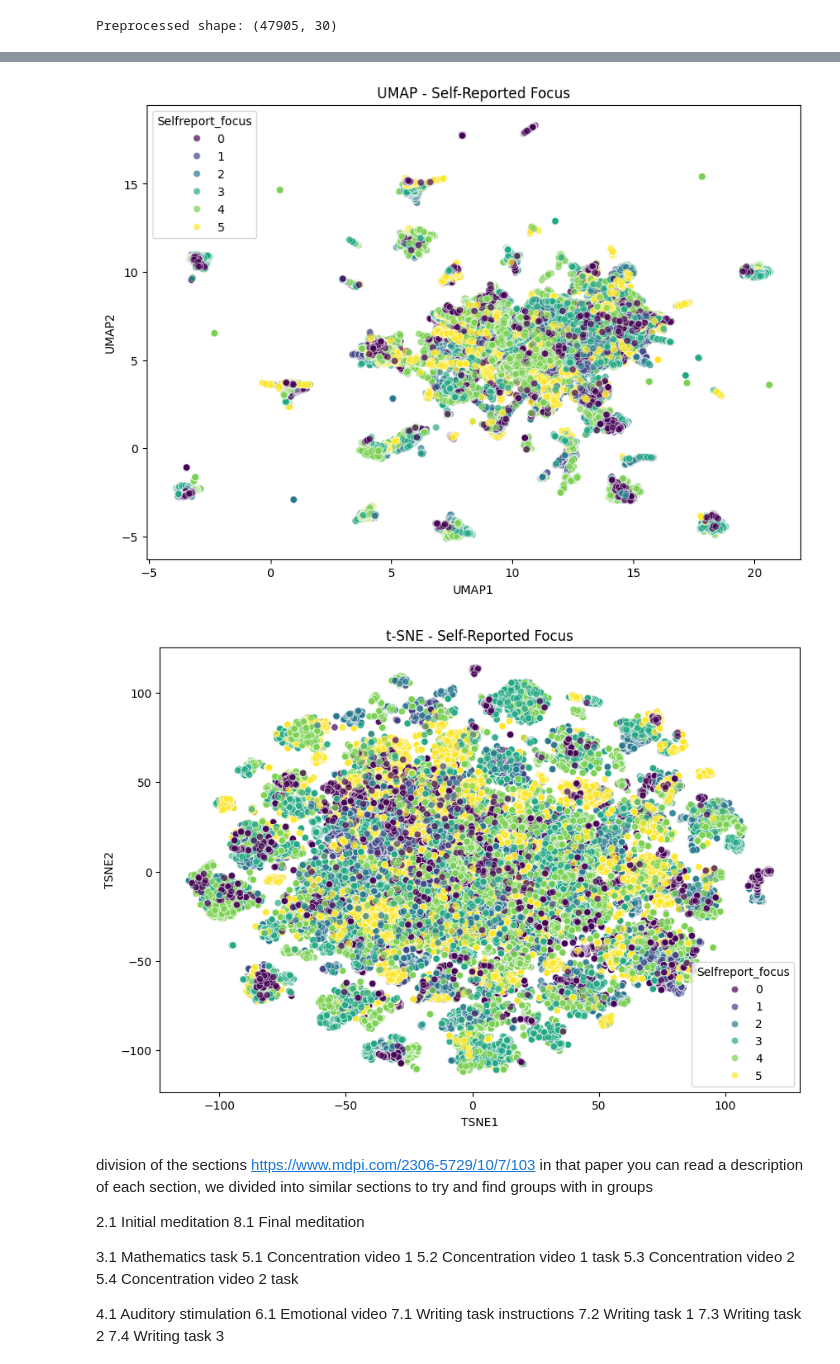
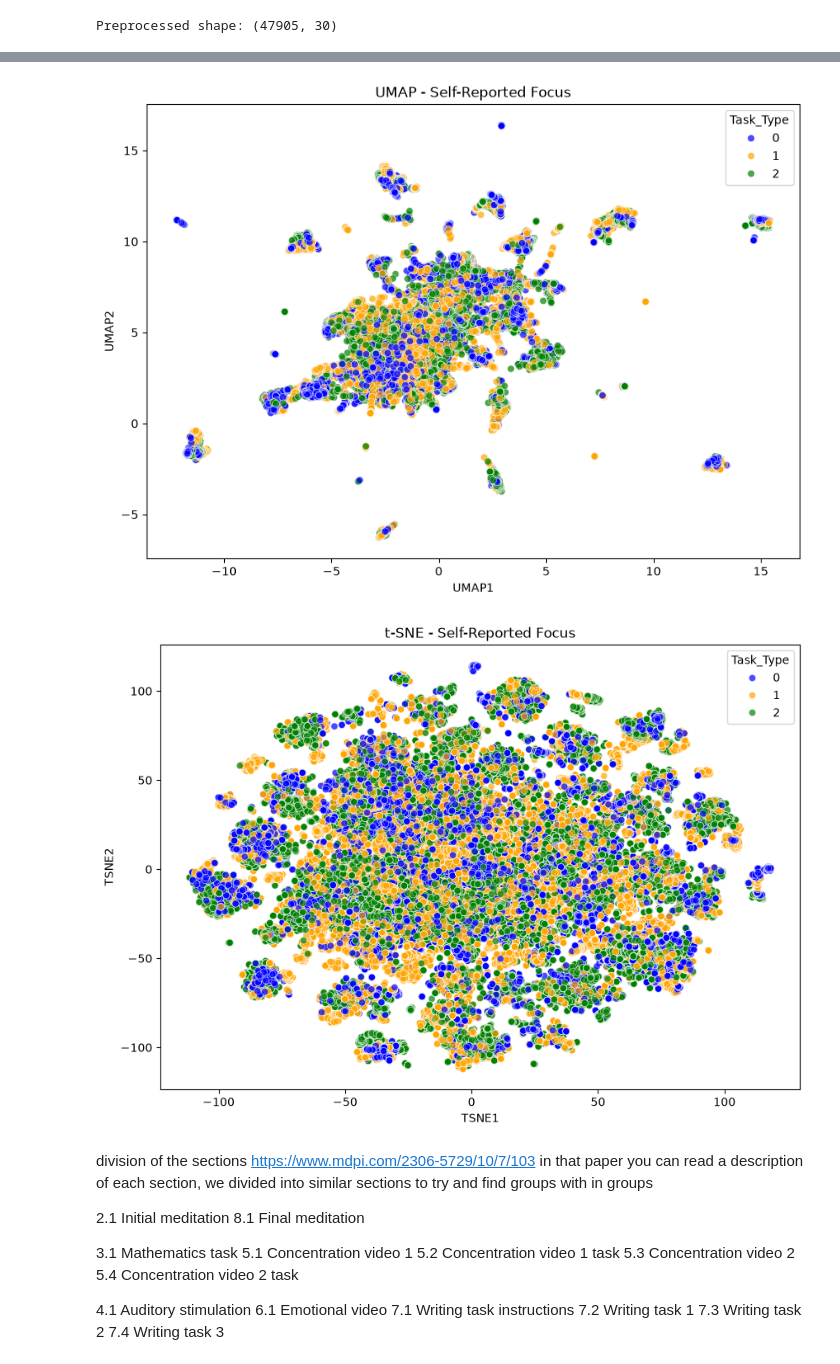
Before and after one commit to mykrex/IFE-Model, a Jupyter notebook: Dimentionalities.ipynb, the cells around one changed output, grey strips where cells are left out. Saved outputs shown, nothing was run; the diff lists cells and outputs as text; code cells hidden in the pictures.

```diff
--- a/Dimentionalities.ipynb
+++ b/Dimentionalities.ipynb
@@ -77,8 +77,6 @@ features = (
 X = df[features].copy()
 
 # Keep concentration labels separately
-y_focus = df[['Selfreport_focus', 'Task_Num']].copy()
-
-print("Number of features:", len(features))
-print("Features:", features)
+y_focus = df[['Selfreport_focus', 'Task_Num', 'Task_Type']].copy()
+X.describe(include="all")
 # %% [output]
@@ -126,7 +132,7 @@ pca_df = pd.DataFrame(
     index=df.index
 )
 
-pca_df[['Selfreport_focus', 'Task_Num']] = y_focus
+pca_df[['Selfreport_focus', 'Task_Num','Task_Type']] = y_focus
 
 print("\nPCA Explained Variance:")
 print(pca.explained_variance_ratio_)
@@ -175,10 +181,10 @@ import pandas as pd
     # Crear y entrenar UMAP
 reducer = umap.UMAP(
     n_components=2,
-    n_neighbors=30,
+    n_neighbors=50,
     min_dist=0.1,
     metric='euclidean',
-    random_state=42
+    random_state=67
 )
 
 X_umap = reducer.fit_transform(X_scaled)
@@ -190,8 +196,7 @@ umap_df = pd.DataFrame(
     index=df.index
 )
 
-umap_df[['Selfreport_focus', 'Task_Num']] = y_focus
-
+umap_df[['Selfreport_focus', 'Task_Num','Task_Type']] = y_focus
 # Visualizar resultados
 plt.figure(figsize=(10, 7))
 
@@ -205,7 +210,7 @@ scatter = plt.scatter(
 )
 
 plt.colorbar(scatter, label='Selfreport_focus')
-plt.title(f'UMAP - n_neighbors = {30}')
+plt.title(f'UMAP - n_neighbors = {50}')
 plt.xlabel('UMAP1')
 plt.ylabel('UMAP2')
 plt.tight_layout()
@@ -227,7 +232,7 @@ tsne = TSNE(
     learning_rate='auto',
     max_iter=1000,
     init='pca',
-    random_state=42
+    random_state=67
 )
 
 X_tsne = tsne.fit_transform(X_scaled)
@@ -238,21 +243,25 @@ tsne_df = pd.DataFrame(
     index=df.index
 )
 
-tsne_df[['Selfreport_focus', 'Task_Num']] = y_focus
+tsne_df[['Selfreport_focus', 'Task_Num','Task_Type']] = y_focus
 # %%
 
 # =====================================================
 # 7. VISUALIZATION
 # =====================================================
-
+task_palette = {
+    0: 'blue',
+    1: 'orange',
+    2: 'green'
+}
 # PCA
 plt.figure(figsize=(10, 7))
 sns.scatterplot(
     data=pca_df,
     x='PC1',
     y='PC2',
-    hue='Selfreport_focus',
-    palette='viridis',
+    hue='Task_Type', #'Selfreport_focus',
+    palette=task_palette,
     alpha=0.7
 )
 
@@ -267,8 +276,8 @@ sns.scatterplot(
     data=umap_df,
     x='UMAP1',
     y='UMAP2',
-    hue='Selfreport_focus',
-    palette='viridis',
+    hue='Task_Type', #'Selfreport_focus',
+    palette=task_palette,
     alpha=0.7
 )
 
@@ -283,8 +292,8 @@ sns.scatterplot(
     data=tsne_df,
     x='TSNE1',
     y='TSNE2',
-    hue='Selfreport_focus',
-    palette='viridis',
+    hue='Task_Type', #'Selfreport_focus',
+    palette=task_palette,
     alpha=0.7
 )
 
@@ -295,5 +304,5 @@ plt.show()
-[figure, old version]
+[figure, new version]
-[figure, old version]
+[figure, new version]
 # %% [markdown]
 division of the sections
 https://www.mdpi.com/2306-5729/10/7/103 in that paper you can read a description of each section, we divided into similar sections to try and find groups with in groups
```
Also changed, not shown: parts of 6 cells of this notebook, 3 other files.
